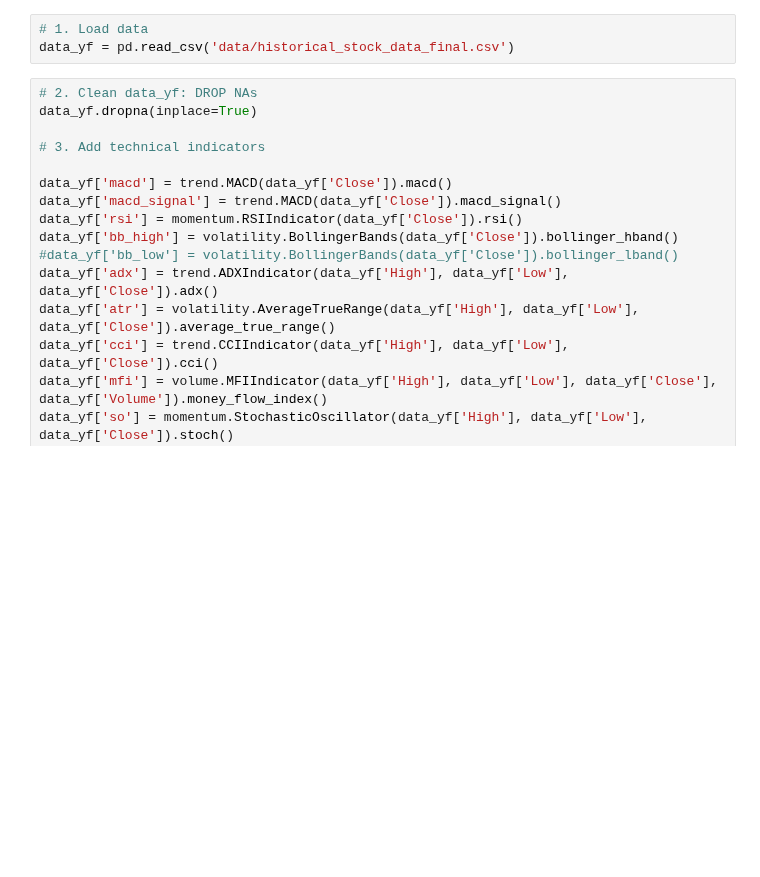
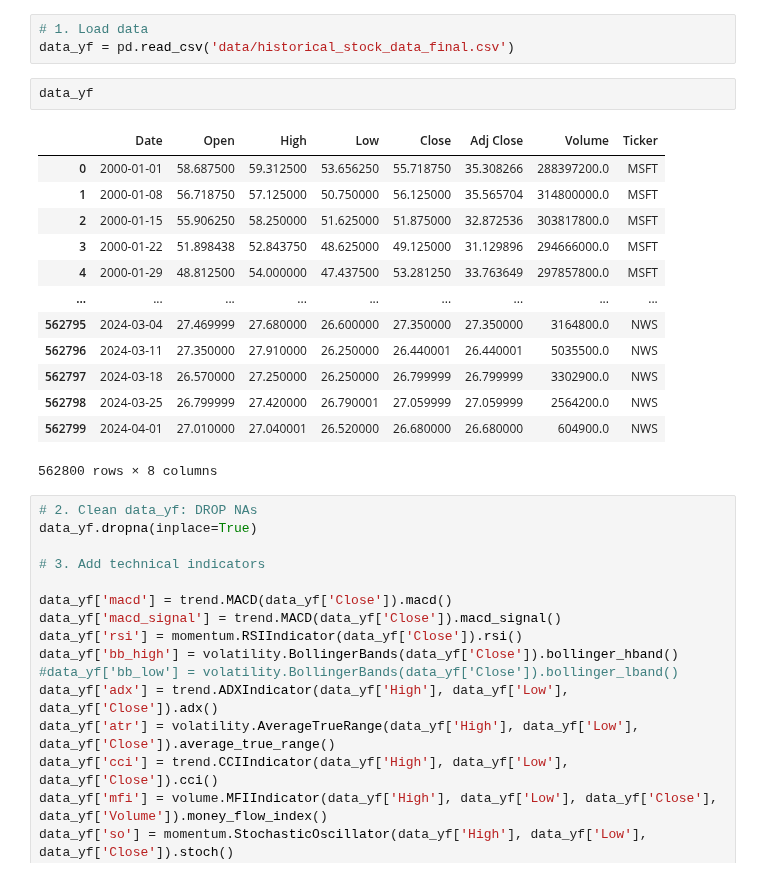
Before and after one commit to luitelshreejal/investment_allocation, a Jupyter notebook: main.ipynb, the cells around one changed output. Saved outputs shown, nothing was run; the diff lists cells and outputs as text; blank space fills up the shorter version.

```diff
--- a/main.ipynb
+++ b/main.ipynb
@@ -205,6 +219,22 @@ Downloading data for XOM
 # %%
 # 1. Load data
 data_yf = pd.read_csv('data/historical_stock_data_final.csv')
+# %%
+data_yf
+# %% [output]
+|  | Date | Open | High | Low | Close | Adj Close | Volume | Ticker |
+| 0 | 2000-01-01 | 58.687500 | 59.312500 | 53.656250 | 55.718750 | 35.308266 | 288397200.0 | MSFT |
+| 1 | 2000-01-08 | 56.718750 | 57.125000 | 50.750000 | 56.125000 | 35.565704 | 314800000.0 | MSFT |
+| 2 | 2000-01-15 | 55.906250 | 58.250000 | 51.625000 | 51.875000 | 32.872536 | 303817800.0 | MSFT |
+| 3 | 2000-01-22 | 51.898438 | 52.843750 | 48.625000 | 49.125000 | 31.129896 | 294666000.0 | MSFT |
+| 4 | 2000-01-29 | 48.812500 | 54.000000 | 47.437500 | 53.281250 | 33.763649 | 297857800.0 | MSFT |
+| ... | ... | ... | ... | ... | ... | ... | ... | ... |
+| 562795 | 2024-03-04 | 27.469999 | 27.680000 | 26.600000 | 27.350000 | 27.350000 | 3164800.0 | NWS |
+| 562796 | 2024-03-11 | 27.350000 | 27.910000 | 26.250000 | 26.440001 | 26.440001 | 5035500.0 | NWS |
+| 562797 | 2024-03-18 | 26.570000 | 27.250000 | 26.250000 | 26.799999 | 26.799999 | 3302900.0 | NWS |
+| 562798 | 2024-03-25 | 26.799999 | 27.420000 | 26.790001 | 27.059999 | 27.059999 | 2564200.0 | NWS |
+| 562799 | 2024-04-01 | 27.010000 | 27.040001 | 26.520000 | 26.680000 | 26.680000 | 604900.0 | NWS |
+562800 rows × 8 columns
 # %%
 # 2. Clean data_yf: DROP NAs
 data_yf.dropna(inplace=True)
```
Also changed, not shown: parts of 36 cells of this notebook.
